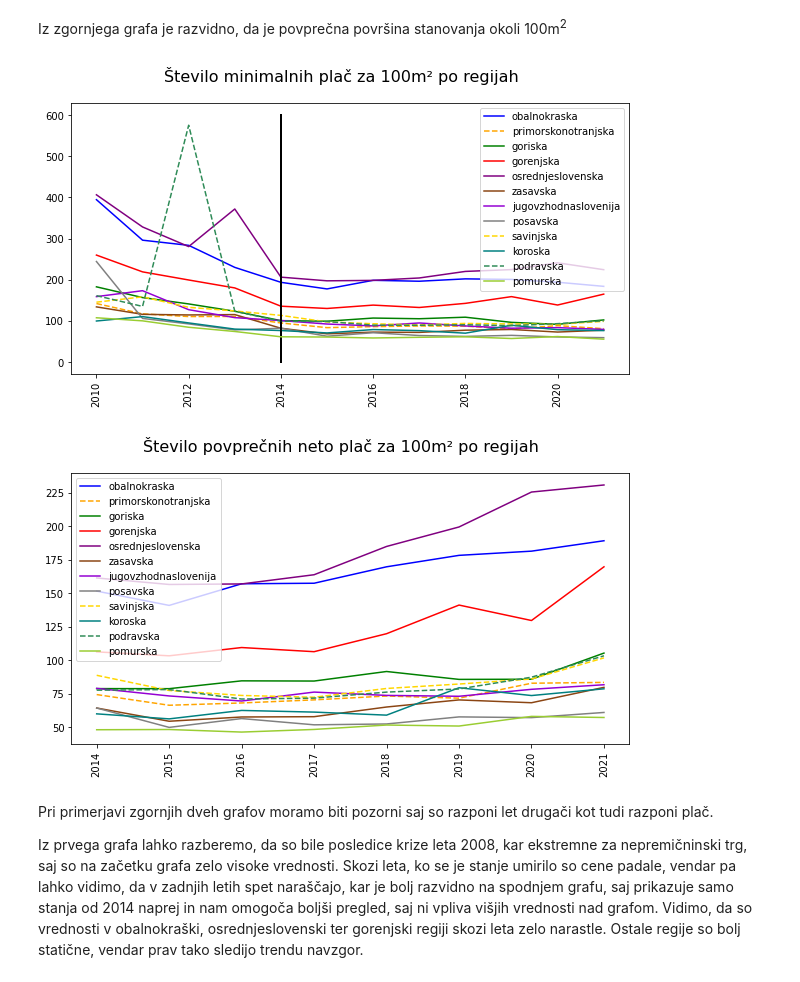
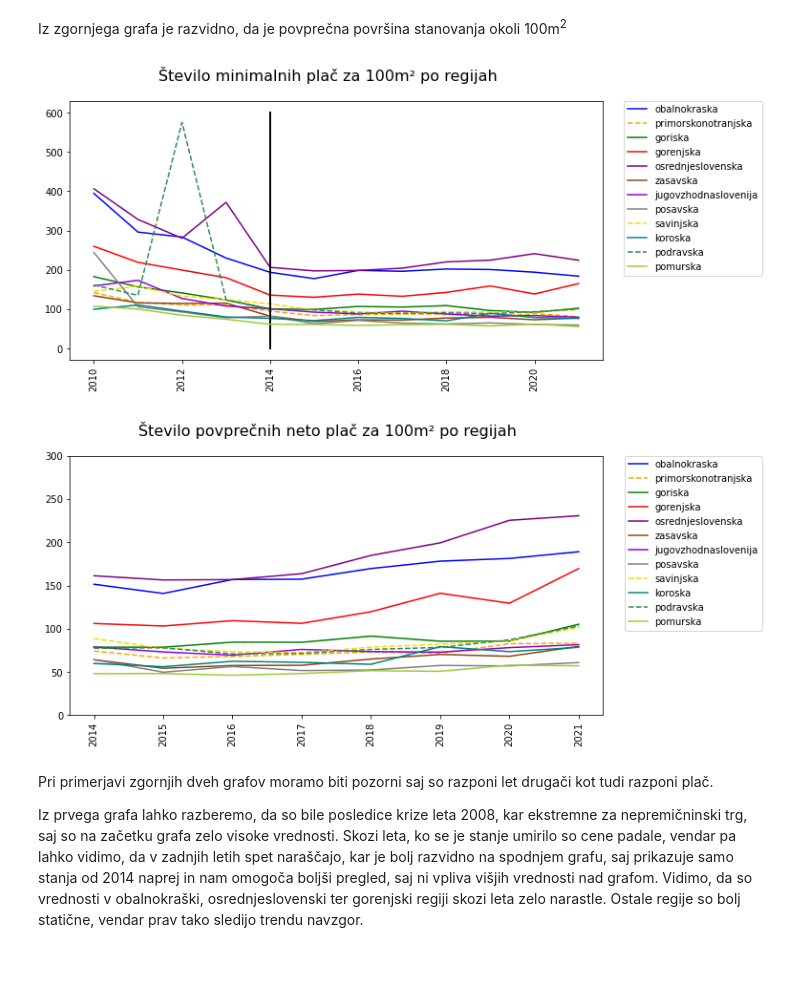
Before and after one commit to DocChinchillin/PR22RSMCLK, a Jupyter notebook: projektna.ipynb, the cells around one changed output. Saved outputs shown, nothing was run; the diff lists cells and outputs as text; code cells hidden in the pictures.

Commit message:
popravki legend, popravek namena uporabe

```diff
--- a/projektna.ipynb
+++ b/projektna.ipynb
@@ -528,6 +528,8 @@ bivalskiNameni = [namen for namen in np.unique(vsiNameni)  if ("stano" in namen.
 delezBivalisc = {}
 for i in range(2007,2023):
     etnStavbe = EtnRead(i,'delistavb')
+    mask = np.logical_or(etnStavbe[:,14] == '1' , etnStavbe[:,14] == '2') #zanimajo nas le stanovanja/stanovanjske hiše
+    etnStavbe = etnStavbe[mask,:]
     vsaStanov = etnStavbe.shape[0]
 
     mask = etnStavbe[:,28] == bivalskiNameni[0]
@@ -663,18 +664,18 @@ def grafRegijePoPovpNetoPlacah(regija):
 # %%
 #risanje grafa po min placah
 letaMin = None
 seznamMin = {}
 fig = plt.figure(figsize=(10,5))
 fig.suptitle('Število minimalnih plač za 100m² po regijah' , fontsize=16)
 fig.patch.set_facecolor('white')
 for key in regije.keys():
     letaMin, faktor = grafRegijePoMinPlacah(key)
     seznamMin[key]=faktor
-plt.legend()
+plt.legend(bbox_to_anchor=(1.04,1), borderaxespad=0)
 plt.xticks(rotation=90)
 plt.show()
 # %% [output]
-[figure, old version]
+[figure, new version]
 # %%
 #risanje grafa po povprecnih placah
 letaNeto = None
@@ -685,11 +686,12 @@ fig.patch.set_facecolor('white')
 for key in regije.keys():
     letaNeto,faktor = grafRegijePoPovpNetoPlacah(key)
     seznamNeto[key]=faktor
-plt.legend()
+plt.legend(bbox_to_anchor=(1.04,1), borderaxespad=0)
+plt.ylim(0,300)
 plt.xticks(rotation=90)
 plt.show()
 # %% [output]
-[figure, old version]
+[figure, new version]
 # %% [markdown]
 Pri primerjavi zgornjih dveh grafov moramo biti pozorni saj so razponi let drugači kot tudi razponi plač.
 
```
Also changed, not shown: parts of 2 cells of this notebook.
